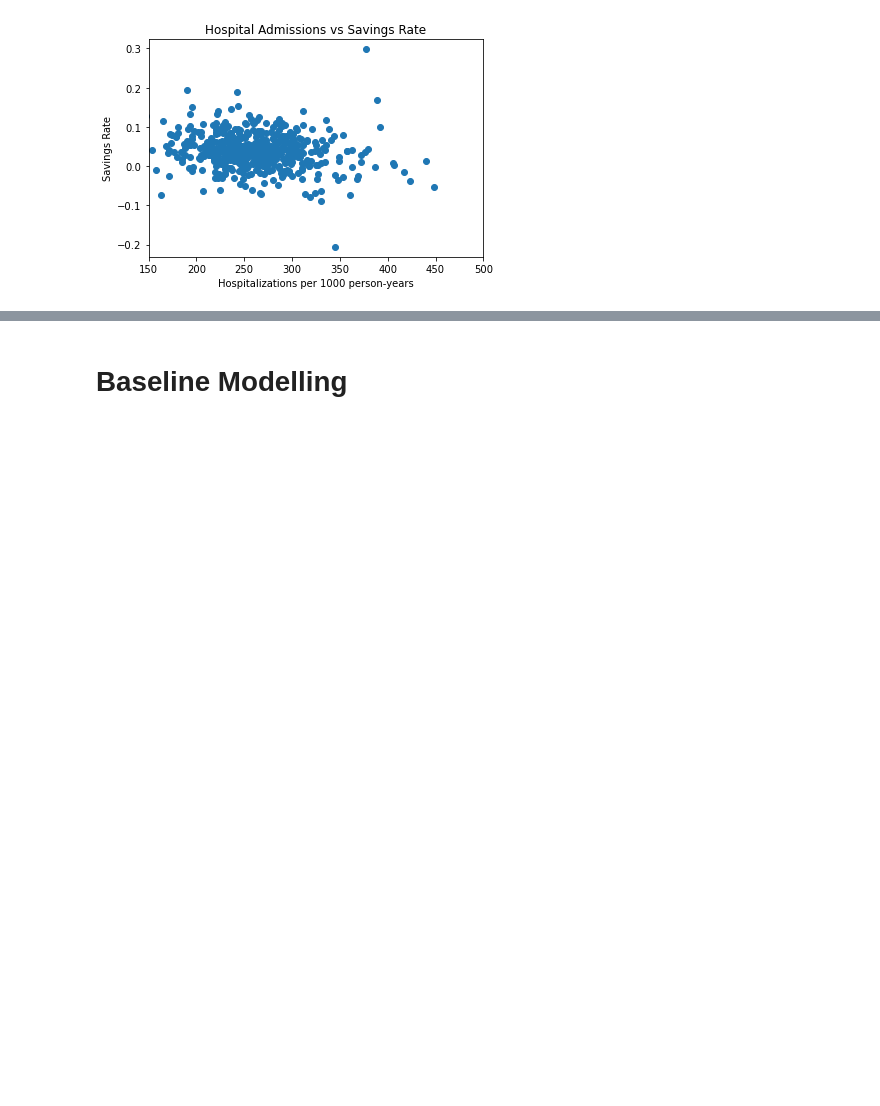
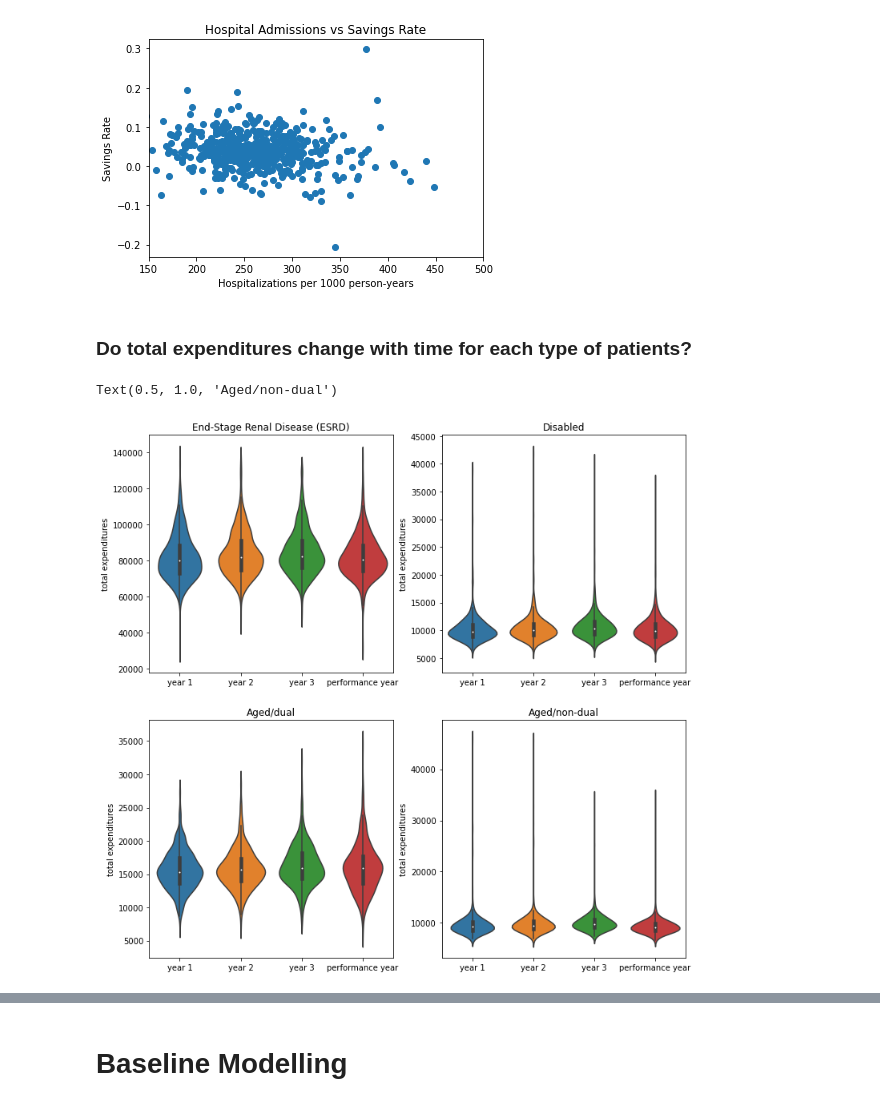
Before and after one commit to eshantewari/cs109-final-project, a Jupyter notebook: EDA.ipynb, the cells around one changed output, grey strips where cells are left out. Saved outputs shown, nothing was run; the diff lists cells and outputs as text; code cells hidden in the pictures; blank space fills up the shorter version.

```diff
--- a/EDA.ipynb
+++ b/EDA.ipynb
@@ -274,3 +274,31 @@ plt.title("Hospital Admissions vs Savings Rate")
 # %% [output]
 Text(0.5, 1.0, 'Hospital Admissions vs Savings Rate')
 [figure]
+# %% [markdown]
+### Do total expenditures change with time for each type of patients?
+# %%
+x_esrd = data[['Per_Capita_Exp_ALL_ESRD_BY1', 'Per_Capita_Exp_ALL_ESRD_BY2', 'Per_Capita_Exp_ALL_ESRD_BY3', 'Per_Capita_Exp_ALL_ESRD_PY']]
+x_disabled = data[['Per_Capita_Exp_ALL_DIS_BY1', 'Per_Capita_Exp_ALL_DIS_BY2', 'Per_Capita_Exp_ALL_DIS_BY3', 'Per_Capita_Exp_ALL_DIS_PY']]
+x_agdu = data[['Per_Capita_Exp_ALL_AGDU_BY1', 'Per_Capita_Exp_ALL_AGDU_BY2', 'Per_Capita_Exp_ALL_AGDU_BY3', 'Per_Capita_Exp_ALL_AGDU_PY']]
+x_agnd = data[['Per_Capita_Exp_ALL_AGND_BY1', 'Per_Capita_Exp_ALL_AGND_BY2', 'Per_Capita_Exp_ALL_AGND_BY3', 'Per_Capita_Exp_ALL_AGND_PY']]
+
+fig, ax = plt.subplots(2,2, figsize=(12,12))
+sns.violinplot(data=x_esrd, ax=ax[0][0])
+ax[0][0].set_xticklabels(['year 1', 'year 2', 'year 3', 'performance year'])
+ax[0][0].set_ylabel('total expenditures')
+ax[0][0].set_title('End-Stage Renal Disease (ESRD)')
+sns.violinplot(data=x_disabled, ax=ax[0][1])
+ax[0][1].set_xticklabels(['year 1', 'year 2', 'year 3', 'performance year'])
+ax[0][1].set_ylabel('total expenditures')
+ax[0][1].set_title('Disabled')
+sns.violinplot(data=x_agdu, ax=ax[1][0])
+ax[1][0].set_xticklabels(['year 1', 'year 2', 'year 3', 'performance year'])
+ax[1][0].set_ylabel('total expenditures')
+ax[1][0].set_title('Aged/dual')
+sns.violinplot(data=x_agnd, ax=ax[1][1])
+ax[1][1].set_xticklabels(['year 1', 'year 2', 'year 3', 'performance year'])
+ax[1][1].set_ylabel('total expenditures')
+ax[1][1].set_title('Aged/non-dual')
+# %% [output]
+Text(0.5, 1.0, 'Aged/non-dual')
+[figure, added]
```
Also changed, not shown: parts of 22 cells of this notebook, 2 other files.
